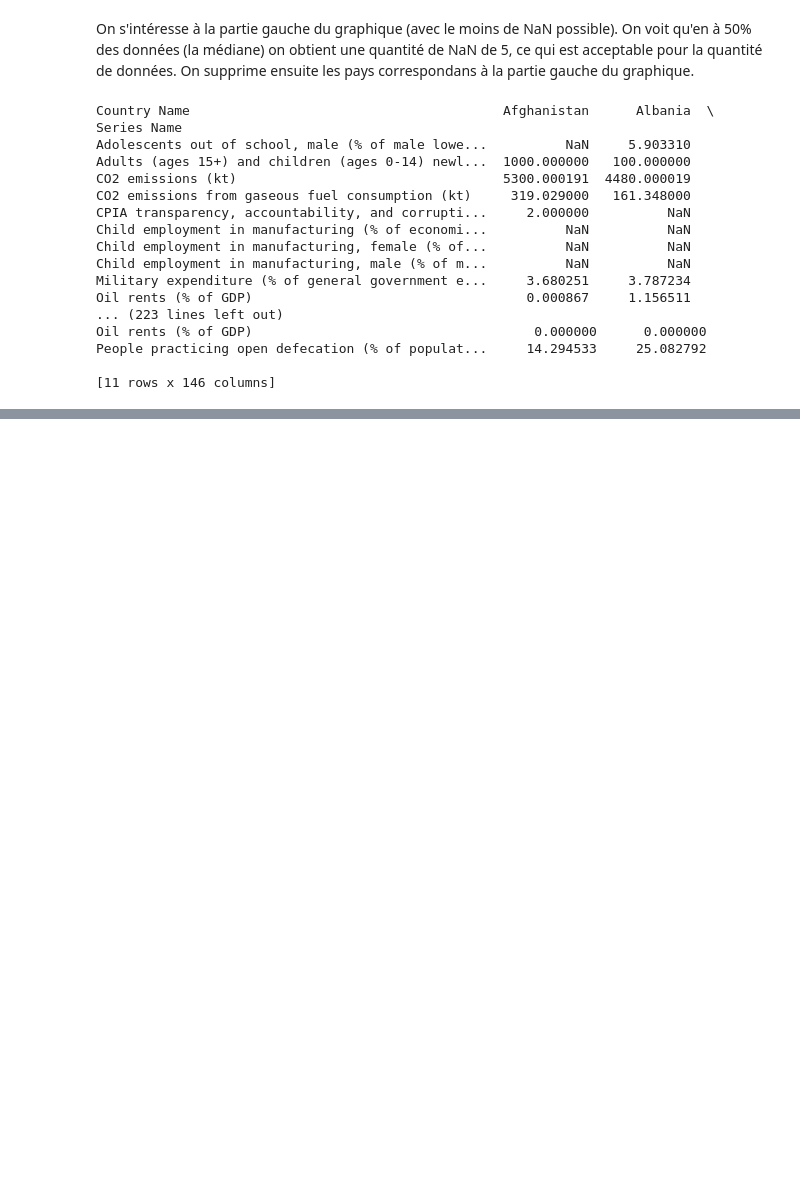
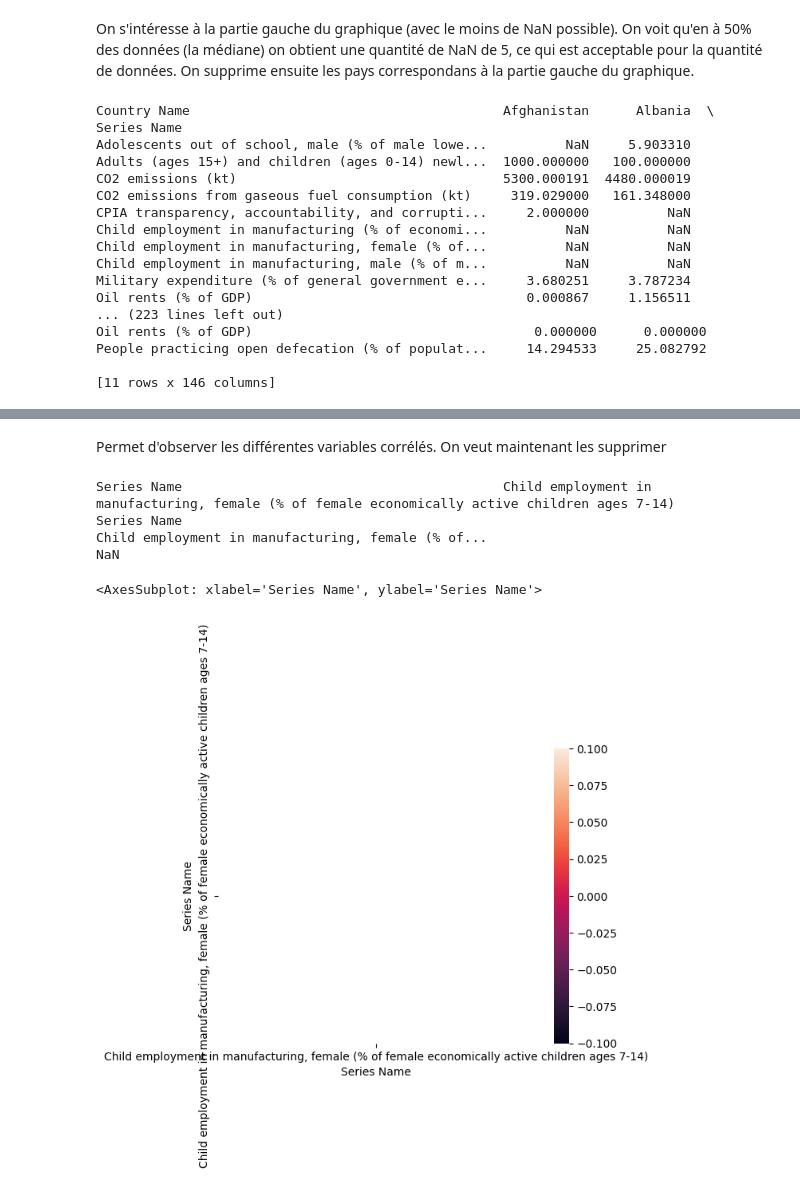
Before and after one commit to f2ire/IA_project, a Jupyter notebook: report1.ipynb, the cells around one changed output, grey strips where cells are left out. Drawn from its saved outputs; the diff is of its cells as text; code cells hidden in the pictures; blank space fills up the shorter version.

```diff
--- a/report1.ipynb
+++ b/report1.ipynb
@@ -66,0 +116,14 @@ People practicing open defecation (% of populat...     14.294533     25.082792
+# %% [markdown]
+Permet d'observer les différentes variables corrélés. On veut maintenant les supprimer
+# %%
+importlib.reload(dm)
+df_step2_clean = dm.def_correled_series(df_step1_clean, df_corr, 1)
+df_corr2 = df_step2_clean.T.corr("spearman")
+print(df_corr2)
+seaborn.heatmap(df_corr2)
+# %% [output]
+Series Name                                         Child employment in manufacturing, female (% of female economically active children ages 7-14)
+Series Name
+Child employment in manufacturing, female (% of...                                                NaN
+<AxesSubplot: xlabel='Series Name', ylabel='Series Name'>
+[figure, added]
```
Also changed, not shown: parts of 8 cells of this notebook, 1 other file.
